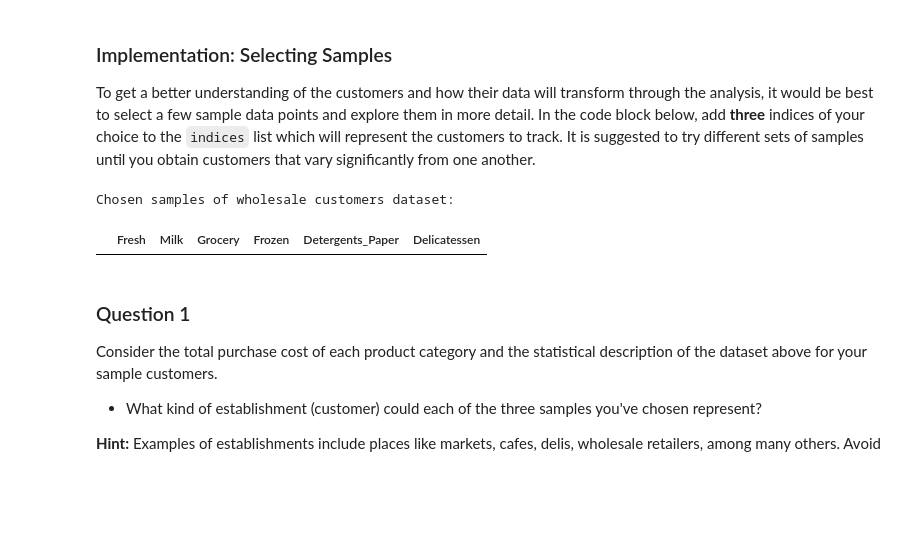
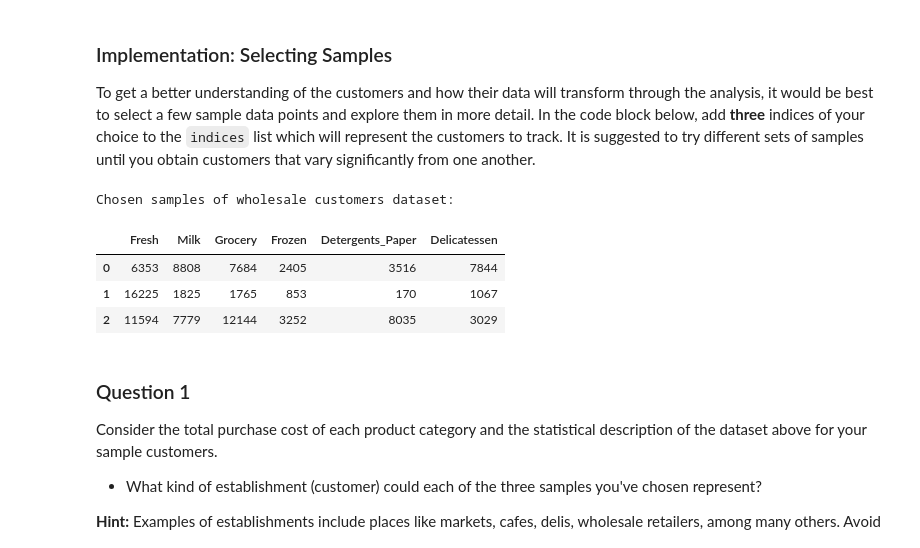
Before and after one commit to rguptabinary/customer-segments, a Jupyter notebook: customer_segments.ipynb, the cells around one changed output. Cells and saved outputs as stored; diff of their text form; code cells hidden in the pictures; blank space fills up the shorter version.

```diff
--- a/customer_segments.ipynb
+++ b/customer_segments.ipynb
@@ -64,15 +56,18 @@ display(data.describe())
 To get a better understanding of the customers and how their data will transform through the analysis, it would be best to select a few sample data points and explore them in more detail. In the code block below, add **three** indices of your choice to the `indices` list which will represent the customers to track. It is suggested to try different sets of samples until you obtain customers that vary significantly from one another.
 # %%
 # TODO: Select three indices of your choice you wish to sample from the dataset
-indices = []
+indices = [2, 150, 100]
 
 # Create a DataFrame of the chosen samples
 samples = pd.DataFrame(data.loc[indices], columns = data.keys()).reset_index(drop = True)
 print("Chosen samples of wholesale customers dataset:")
 display(samples)
 # %% [output]
 Chosen samples of wholesale customers dataset:
 |  | Fresh | Milk | Grocery | Frozen | Detergents_Paper | Delicatessen |
+| 0 | 6353 | 8808 | 7684 | 2405 | 3516 | 7844 |
+| 1 | 16225 | 1825 | 1765 | 853 | 170 | 1067 |
+| 2 | 11594 | 7779 | 12144 | 3252 | 8035 | 3029 |
 # %% [markdown]
 ### Question 1
 Consider the total purchase cost of each product category and the statistical description of the dataset above for your sample customers.
```
Also changed, not shown: parts of 49 cells of this notebook, 1 other file.
